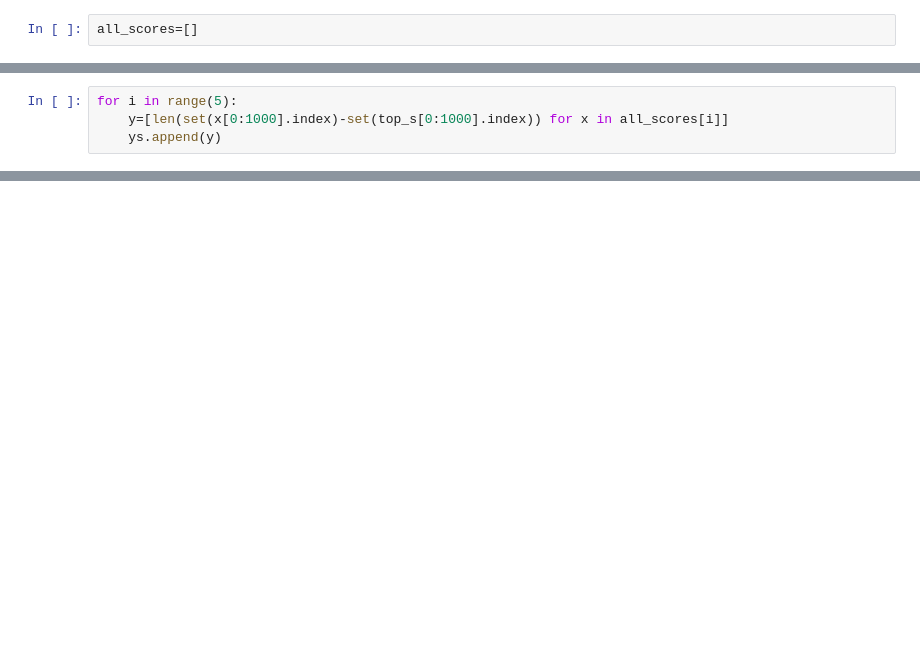
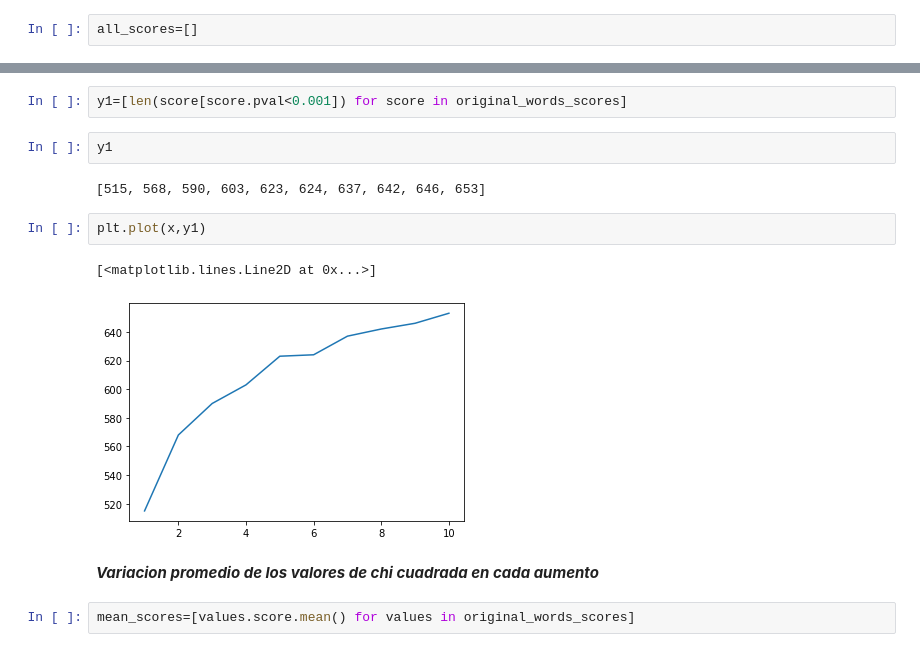
Before and after one commit to v1ktop/data_augmentation_for_author_profiling, a Jupyter notebook: notebooks/chi_cuadrada_analisis.ipynb, the cells around one changed output, grey strips where cells are left out. Drawn from its saved outputs; the diff is of its cells as text; blank space fills up the shorter version.

```diff
--- a/notebooks/chi_cuadrada_analisis.ipynb
+++ b/notebooks/chi_cuadrada_analisis.ipynb
@@ -134,4 +178,0 @@ ys=[]
-# %%
-for i in range(5):
-    y=[len(set(x[0:1000].index)-set(top_s[0:1000].index)) for x in all_scores[i]]
-    ys.append(y)
@@ -295,0 +254,15 @@ tops_by_n[0]
+# %%
+y1=[len(score[score.pval<0.001]) for score in original_words_scores]
+# %%
+y1
+# %% [output]
+[515, 568, 590, 603, 623, 624, 637, 642, 646, 653]
+# %%
+plt.plot(x,y1)
+# %% [output]
+[<matplotlib.lines.Line2D at 0x...>]
+[figure, added]
+# %% [markdown]
+***Variacion promedio de los valores de chi cuadrada en cada aumento***
+# %%
+mean_scores=[values.score.mean() for values in original_words_scores]
```
Also changed, not shown: parts of 85 cells of this notebook, 1 other file.
